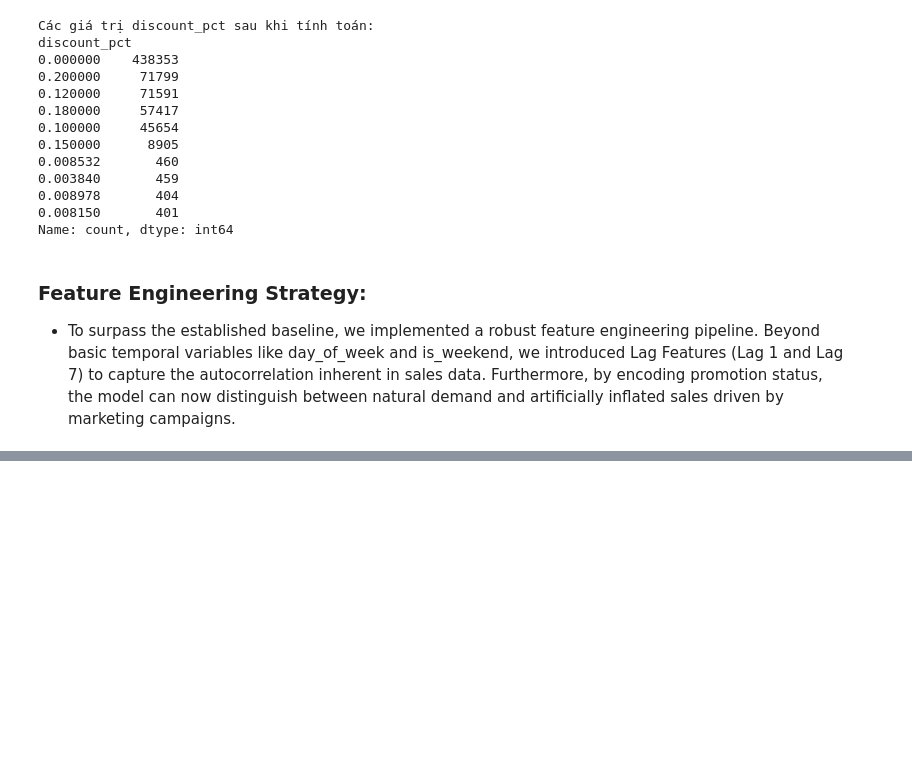
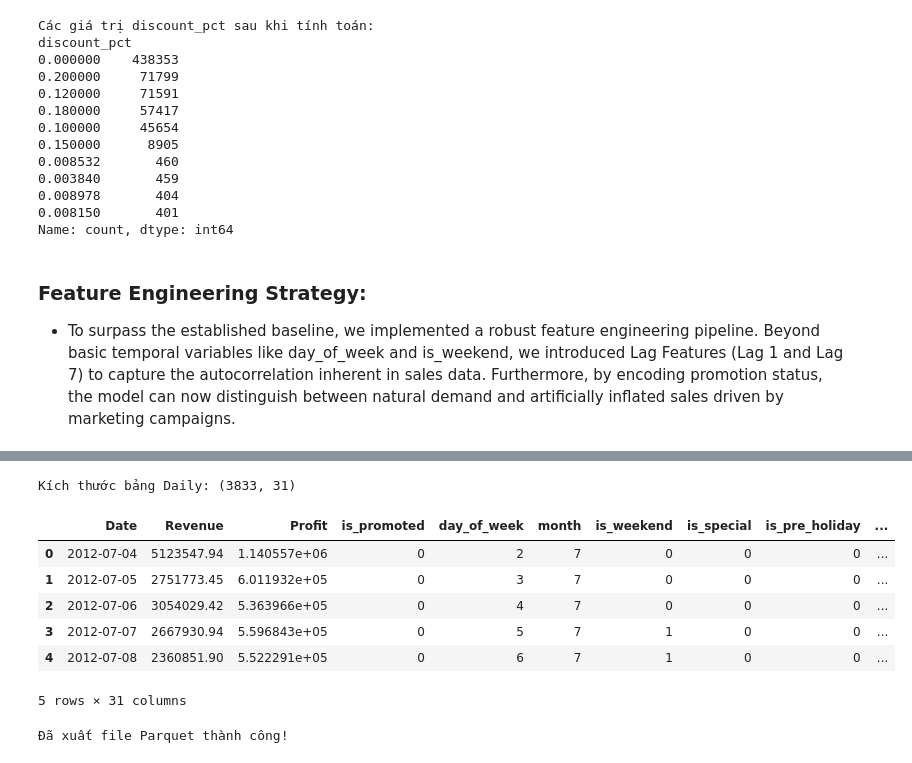
Before and after one commit to tuongvii2327/TayThanh_Datathon_2026, a Jupyter notebook: notebooks/forecasting_pipeline.ipynb, the cells around one changed output, grey strips where cells are left out. Cells and saved outputs as stored; diff of their text form; code cells hidden in the pictures; blank space fills up the shorter version.

```diff
--- a/notebooks/forecasting_pipeline.ipynb
+++ b/notebooks/forecasting_pipeline.ipynb
@@ -685,0 +298,52 @@ Bắt đầu quá trình dự đoán tuần tự...
+# %%
+# Với các cột One-Hot, chúng ta dùng 'sum' để biết ngày đó bán được bao nhiêu món thuộc loại đó
+agg_logic = {
+    'Revenue_line': 'sum',
+    'Profit_line': 'sum',
+    'is_promoted': 'max',
+    'day_of_week': 'first',
+    'month': 'first',
+    'is_weekend': 'first',
+    'is_special': 'max',
+    'is_pre_holiday': 'max',
+    'is_payday': 'max',
+    'discount_pct_mean' : 'mean',
+    'discount_pct_max' : 'max'
+}
+# Thêm các cột encoded vào logic tính tổng
+for col in encoded_cols:
+    agg_logic[col] = 'sum'
+df_daily = df_encoded.groupby('Date').agg(agg_logic).reset_index()
+df_daily.columns = ['_'.join(col) if isinstance(col, tuple) else col for col in df_daily.columns]
+# Lag Features
+# Model sẽ nhìn vào kết quả của 1 ngày và 7 ngày trước đó để dự báo
+df_daily = df_daily.sort_values('Date')
+df_daily['rev_lag_1'] = df_daily['Revenue_line'].shift(1)
+df_daily['margin_rate']= df_daily['Profit_line'] / df_daily['Revenue_line']
+df_daily['margin_rate_lag_7'] = df_daily['margin_rate'].shift(7)
+df_daily['margin_rate_lag_365'] = df_daily['margin_rate'].shift(365)
+df_daily['profit_lag_7'] = df_daily['Profit_line'].shift(7)
+df_daily['profit_lag_365'] = df_daily['Profit_line'].shift(365)
+# Cuối cùng là lấp đầy các giá trị NaN do hàm shift tạo ra
+df_daily = df_daily.fillna(0)
+
+# Đổi tên cho đúng format
+df_daily = df_daily.rename(columns={'Revenue_line': 'Revenue', 'Profit_line': 'Profit'})
+df_daily = df_daily.rename(columns={'discount_pct_mean': 'avg_discount_pct', 'discount_pct_max': 'max_discount_pct'})
+df_daily['COGS'] = df_daily['Revenue'] - df_daily['Profit']
+print("Kích thước bảng Daily:", df_daily.shape)
+display(df_daily.head())
+# %% [output]
+Kích thước bảng Daily: (3833, 31)
+|  | Date | Revenue | Profit | is_promoted | day_of_week | month | is_weekend | is_special | is_pre_holiday | ... |
+| 0 | 2012-07-04 | 5123547.94 | 1.140557e+06 | 0 | 2 | 7 | 0 | 0 | 0 | ... |
+| 1 | 2012-07-05 | 2751773.45 | 6.011932e+05 | 0 | 3 | 7 | 0 | 0 | 0 | ... |
+| 2 | 2012-07-06 | 3054029.42 | 5.363966e+05 | 0 | 4 | 7 | 0 | 0 | 0 | ... |
+| 3 | 2012-07-07 | 2667930.94 | 5.596843e+05 | 0 | 5 | 7 | 1 | 0 | 0 | ... |
+| 4 | 2012-07-08 | 2360851.90 | 5.522291e+05 | 0 | 6 | 7 | 1 | 0 | 0 | ... |
+5 rows × 31 columns
+# %%
+df_daily.to_parquet('../dataset/processed_data_daily.parquet', index=False)
+print("Đã xuất file Parquet thành công!")
+# %% [output]
+Đã xuất file Parquet thành công!
```
Also changed, not shown: parts of 14 cells of this notebook, 2 other files.
